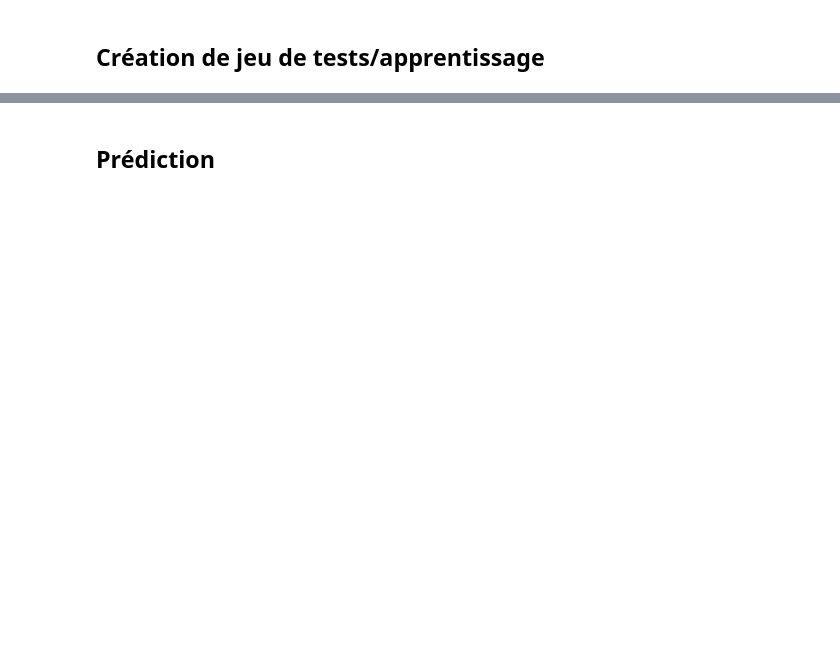
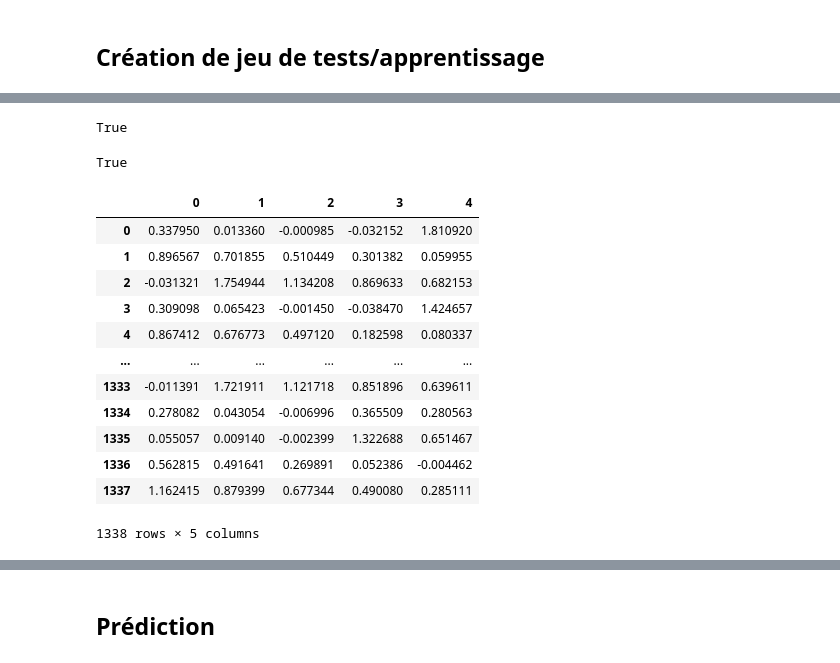
Before and after one commit to pierreberranger/Challenge_Solaire, a Jupyter notebook: challenge_solaire.ipynb, the cells around one changed output, grey strips where cells are left out. Drawn from its saved outputs; the diff is of its cells as text; code cells hidden in the pictures; blank space fills up the shorter version.

```diff
--- a/challenge_solaire.ipynb
+++ b/challenge_solaire.ipynb
@@ -108,2 +166,9 @@ plt.show()
 # %% [markdown]
 ## Création de jeu de tests/apprentissage
+# %%
+# On commence par scinder le jeu de données en 2 : un jeu de test
+# et un jeu d'entraînement
+
+df_test = df_global.loc['2021-01-01 01:00:00':][['cor_uvb']]
+df_train = df_global.loc[:'2021-01-01 00:00:00'][['cor_uvb']]
+df_train
@@ -109,0 +189,46 @@ plt.show()
+# %%
+nrowstest = df_train.shape[0]
+X_train = []
+Y_train = []
+for i in range(0, nrowstest - 6, 6):
+    x_train = [df_train['cor_uvb'].iloc[i+k] for k in range(5)]
+    y_train = df_train['cor_uvb'].iloc[i+6]
+
+    X_train.append(x_train)
+    Y_train.append(y_train)
+
+len(X_train) == len(Y_train) == 1338
+# %% [output]
+True
+# %%
+nrowstest = df_test.shape[0]
+X_test = []
+Y_test = []
+for i in range(0, nrowstest - 6, 6):
+    x_test = [df_test['cor_uvb'].iloc[i+k] for k in range(5)]
+    y_test = df_test['cor_uvb'].iloc[i+6]
+
+    X_test.append(x_test)
+    Y_test.append(y_test)
+
+len(X_test) == len(Y_test)
+# %% [output]
+True
+# %%
+X_train = np.array(X_train)
+X_train = pd.DataFrame(X_train)
+X_train
+# %% [output]
+|  | 0 | 1 | 2 | 3 | 4 |
+| 0 | 0.337950 | 0.013360 | -0.000985 | -0.032152 | 1.810920 |
+| 1 | 0.896567 | 0.701855 | 0.510449 | 0.301382 | 0.059955 |
+| 2 | -0.031321 | 1.754944 | 1.134208 | 0.869633 | 0.682153 |
+| 3 | 0.309098 | 0.065423 | -0.001450 | -0.038470 | 1.424657 |
+| 4 | 0.867412 | 0.676773 | 0.497120 | 0.182598 | 0.080337 |
+| ... | ... | ... | ... | ... | ... |
+| 1333 | -0.011391 | 1.721911 | 1.121718 | 0.851896 | 0.639611 |
+| 1334 | 0.278082 | 0.043054 | -0.006996 | 0.365509 | 0.280563 |
+| 1335 | 0.055057 | 0.009140 | -0.002399 | 1.322688 | 0.651467 |
+| 1336 | 0.562815 | 0.491641 | 0.269891 | 0.052386 | -0.004462 |
+| 1337 | 1.162415 | 0.879399 | 0.677344 | 0.490080 | 0.285111 |
+1338 rows × 5 columns
```
Also changed, not shown: parts of 13 cells of this notebook.
